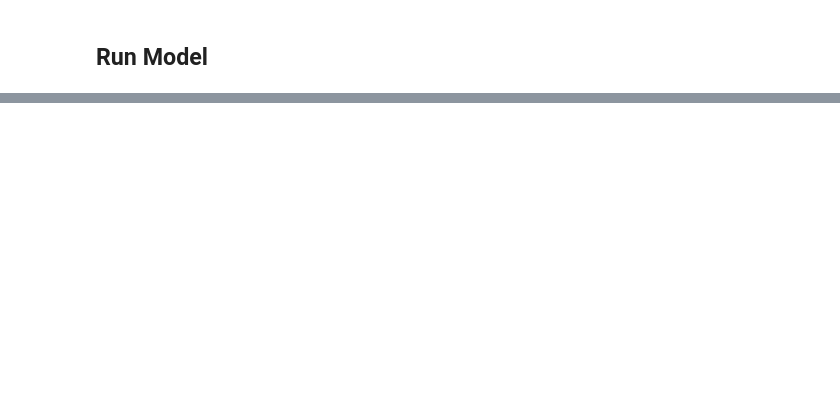
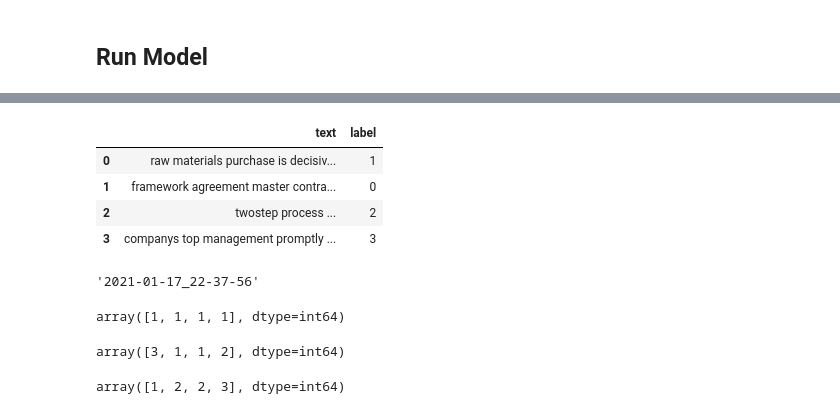
Before and after one commit to john2408/ClassificationProblems, a Jupyter notebook: Sentiment_Analysis/main.ipynb, the cells around one changed output, grey strips where cells are left out. Drawn from its saved outputs; the diff is of its cells as text; code cells hidden in the pictures; blank space fills up the shorter version.

Commit message:
adjusted to run and store different models, cases

```diff
--- a/Sentiment_Analysis/main.ipynb
+++ b/Sentiment_Analysis/main.ipynb
@@ -657,0 +741,57 @@ if not (make_all_other_classes_1 and remove_class_0):
+# %%
+new_sentence  = pd.DataFrame({'text':["raw materials purchase is decisive for the company", 'framework agreement master contract preferred', 'twostep process                                        buying leverage established provoking leverage portfolio matrix' , 'companys top management promptly ordered change purchasing policy build alternative domestic sources'],
+                            'label':[1,0,2,3]})
+
+new_sentence
+# %% [output]
+|  | text | label |
+| 0 | raw materials purchase is decisiv... | 1 |
+| 1 | framework agreement master contra... | 0 |
+| 2 | twostep process ... | 2 |
+| 3 | companys top management promptly ... | 3 |
+# %%
+timestamp
+# %% [output]
+'2021-01-17_22-37-56'
+# %%
+# Test Case 1
+
+loaded_TFIDF_tokenizer = postprocessing.load_pickle(output_path = output_path_vectorizer ,
+                                    timestamp = timestamp ,
+                                    file_name = 'TFIDF_vectorizer')
+
+SVM_model =  postprocessing.load_pickle(output_path = output_path_models ,
+                        timestamp = timestamp ,
+                        file_name = 'SVM_01')
+
+postprocessing.classify_new_sentences(new_sentence = new_sentence , model = SVM_model, vectorizer = loaded_TFIDF_tokenizer )
+# %% [output]
+array([1, 1, 1, 1], dtype=int64)
+# %%
+# Test Case 2
+
+loaded_TFIDF_tokenizer = postprocessing.load_pickle(output_path = output_path_vectorizer ,
+                                    timestamp = timestamp ,
+                                    file_name = 'TFIDF_vectorizer_1234')
+
+SVM_model =  postprocessing.load_pickle(output_path = output_path_models ,
+                        timestamp = timestamp ,
+                        file_name = 'SVM_1234')
+
+postprocessing.classify_new_sentences(new_sentence = new_sentence , model = SVM_model, vectorizer = loaded_TFIDF_tokenizer )
+# %% [output]
+array([3, 1, 1, 2], dtype=int64)
+# %%
+# Test Case 3
+
+loaded_TFIDF_tokenizer = postprocessing.load_pickle(output_path = output_path_vectorizer ,
+                                    timestamp = timestamp ,
+                                    file_name = 'TFIDF_vectorizer')
+
+SVM_model =  postprocessing.load_pickle(output_path = output_path_models ,
+                        timestamp = timestamp ,
+                        file_name = 'SVM')
+
+postprocessing.classify_new_sentences(new_sentence = new_sentence , model = SVM_model, vectorizer = loaded_TFIDF_tokenizer )
+# %% [output]
+array([1, 2, 2, 3], dtype=int64)
```
Also changed, not shown: parts of 10 cells of this notebook, 49 other files.
